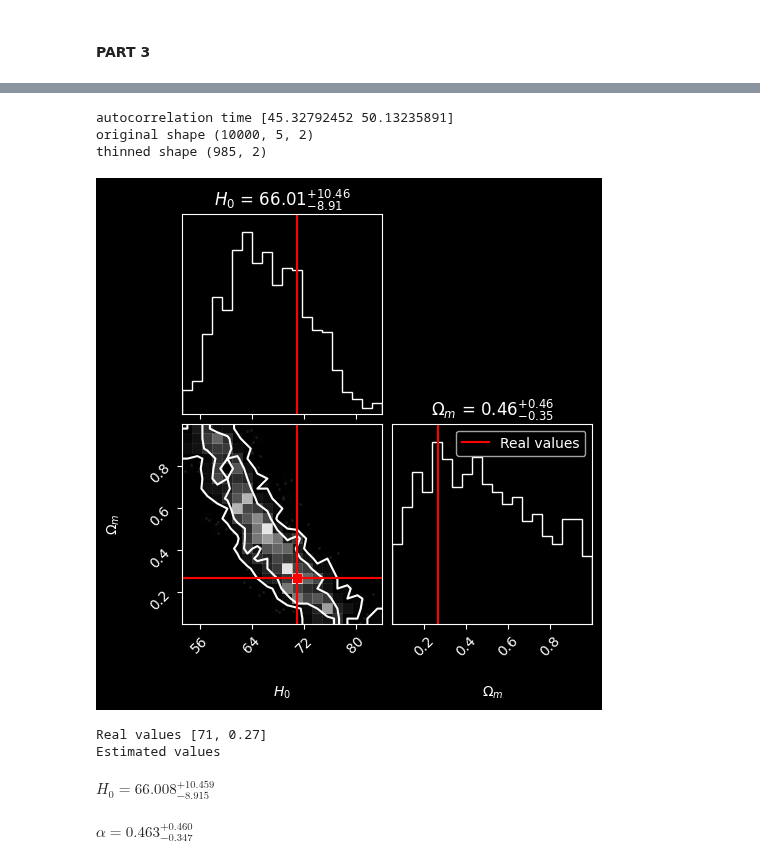
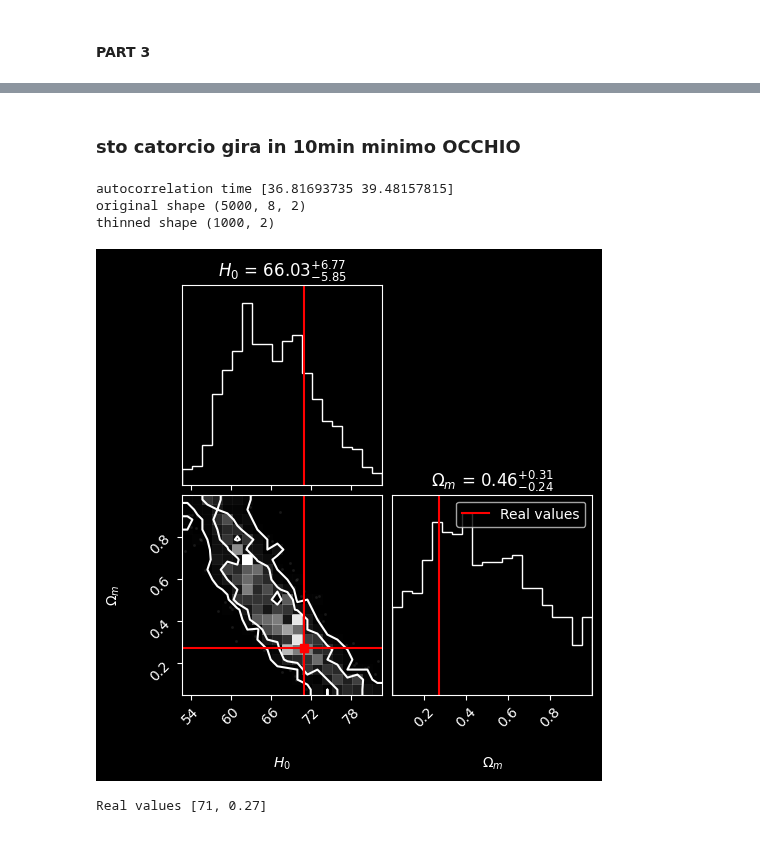
Before and after one commit to RiccardoFanton/astrostatistics_bicocca_2026, a Jupyter notebook: working/Lecture_18.ipynb, the cells around one changed output, grey strips where cells are left out. Drawn from its saved outputs; the diff is of its cells as text; code cells hidden in the pictures.

```diff
--- a/working/Lecture_18.ipynb
+++ b/working/Lecture_18.ipynb
@@ -253,9 +270,9 @@ def log_posterior(theta):     #this is the posterior
 #now we can start to configure the MCMC
 
 ndim = 2        #2 parameters used
-nwalkers = 5   #walkers for 1000 steps
-nsteps = 10000
-starting = np.array([70, 0.5])+0.1*np.random.randn(nwalkers, ndim)     #starting point for the MCMC (real values + random contribution)
+nwalkers = 8   #walkers for 1000 steps
+nsteps = 5000
+starting = np.array([70, 0.5])+[1.0, 0.05]*np.random.randn(nwalkers, ndim)     #starting point for the MCMC (real values + random contribution)
 
-sampler = emcee.EnsembleSampler(nwalkers, ndim, log_posterior)      #run the MCMC (don't run this cell it takes ages like 3 minutes)
-sampler.run_mcmc(starting, nsteps)
+sampler = emcee.EnsembleSampler(nwalkers, ndim, log_posterior)      #run the MCMC
+sampler.run_mcmc(starting, nsteps, progress=True);
@@ -280,3 +279,5 @@ State([[7.75848596e+01 8.87158702e-02]
+# %% [markdown]
+### sto catorcio gira in 10min minimo OCCHIO
 # %%
 data = sampler.get_chain()      #get the chain from the MCMC
 tau = sampler.get_autocorr_time()   #autocorrelation time
@@ -285,37 +286,16 @@ print('original shape', data.shape)
 thinned_data = sampler.get_chain(discard=3*int(max(tau)), thin=int(max(tau)), flat=True)
 print('thinned shape', thinned_data.shape)
 # %% [output]
-autocorrelation time [45.32792452 50.13235891]
-original shape (10000, 5, 2)
-thinned shape (985, 2)
+autocorrelation time [36.81693735 39.48157815]
+original shape (5000, 8, 2)
+thinned shape (1000, 2)
 # %%
-fig = corner.corner(thinned_data, labels=[r"$H_0$",r"$\Omega_m$"], figsize=(10, 10), title_quantiles=[0.05, 0.5, 0.95], levels=(0.68, 0.95), show_titles=True, truths=[71, 0.27], truth_color='red')
+fig = corner.corner(thinned_data, labels=[r"$H_0$",r"$\Omega_m$"], figsize=(10, 10), itle_quantiles=[0.16, 0.5, 0.84], levels=(0.68, 0.95), show_titles=True, truths=[71, 0.27], truth_color='red')
 truth_handle = mlines.Line2D([], [], color='red', label='Real values')
 plt.legend(handles=[truth_handle],loc='upper right')
 plt.show()
 
-print('Real values', [71, 0.27],'\nEstimated values')
-
-def show_param(name, m, l, u):      #recycled from lecure 11
-    plus = u - m
-    minus = m - l
-
-    display(Math(
-        rf"{name} = {m:.3f}^{{+{plus:.3f}}}_{{-{minus:.3f}}}"
-    ))
-
-labels = [r"H_0", r"\alpha"]
-for i in range(ndim):
-    m = float(np.median(thinned_data[:, i]))
-    l = float(np.percentile(thinned_data[:, i], 5))
-    u = float(np.percentile(thinned_data[:, i], 95))
-    if i<3:
-        show_param(labels[i], m, l, u)
-    else:
-        show_param(labels[i], np.exp(m), np.exp(l), np.exp(u))
+print('Real values', [71, 0.27])
 # %% [output]
-[figure, old version]
+[figure, new version]
 Real values [71, 0.27]
-Estimated values
-$\displaystyle H_0 = 66.008^{+10.459}_{-8.915}$
-$\displaystyle \alpha = 0.463^{+0.460}_{-0.347}$
```
Also changed, not shown: parts of 14 cells of this notebook.
